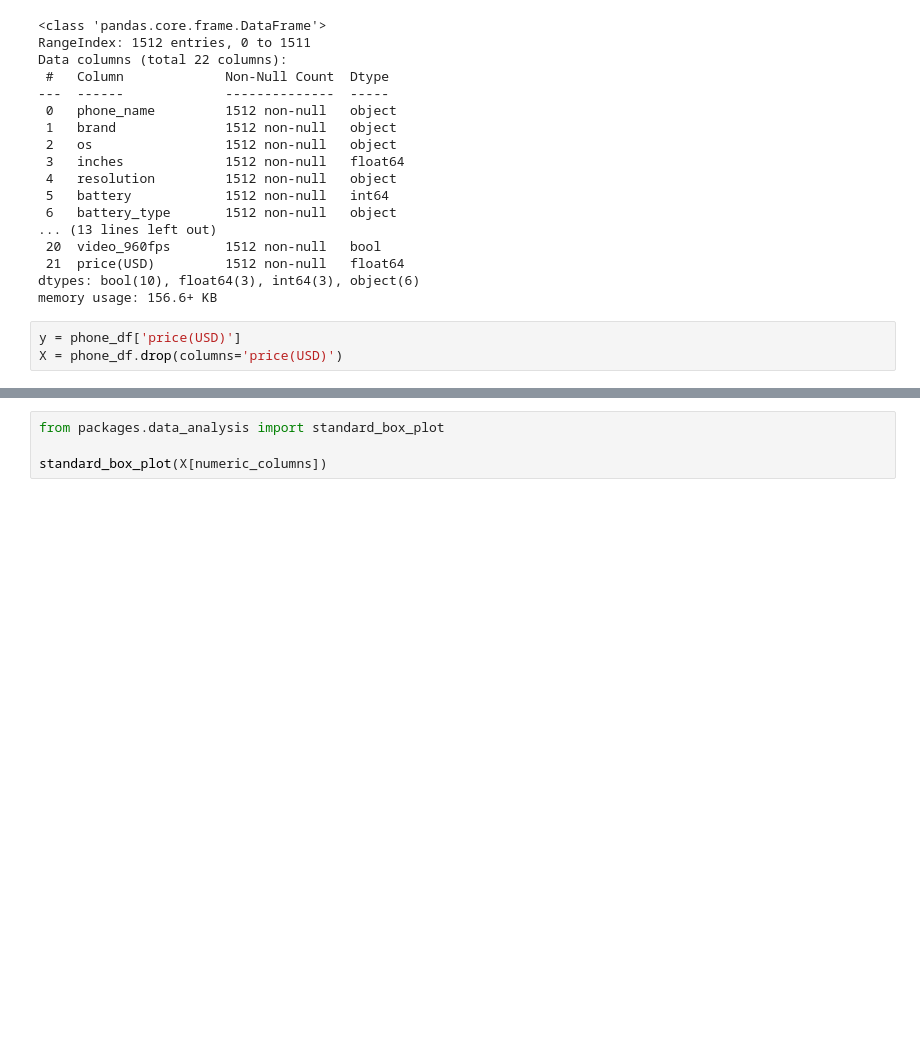
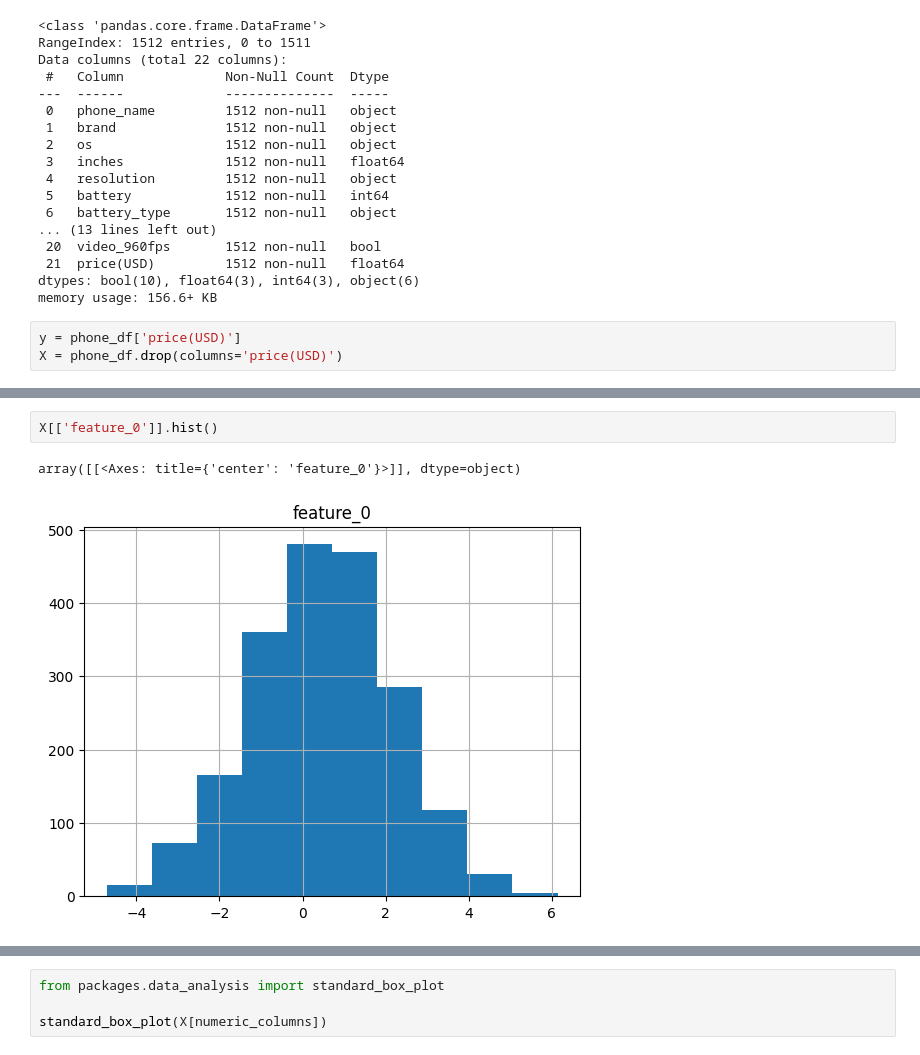
Before and after one commit to vincenzorrei/EDU-FeatureSelection, a Jupyter notebook: main.ipynb, the cells around one changed output, grey strips where cells are left out. Drawn from its saved outputs; the diff is of its cells as text; blank space fills up the shorter version.

```diff
--- a/main.ipynb
+++ b/main.ipynb
@@ -240,2 +394,7 @@ print(numeric_columns.to_list())
+# %%
+X[['feature_0']].hist()
+# %% [output]
+array([[<Axes: title={'center': 'feature_0'}>]], dtype=object)
+[figure, added]
 # %%
 # Boxplot
```
Also changed, not shown: parts of 33 cells of this notebook.
